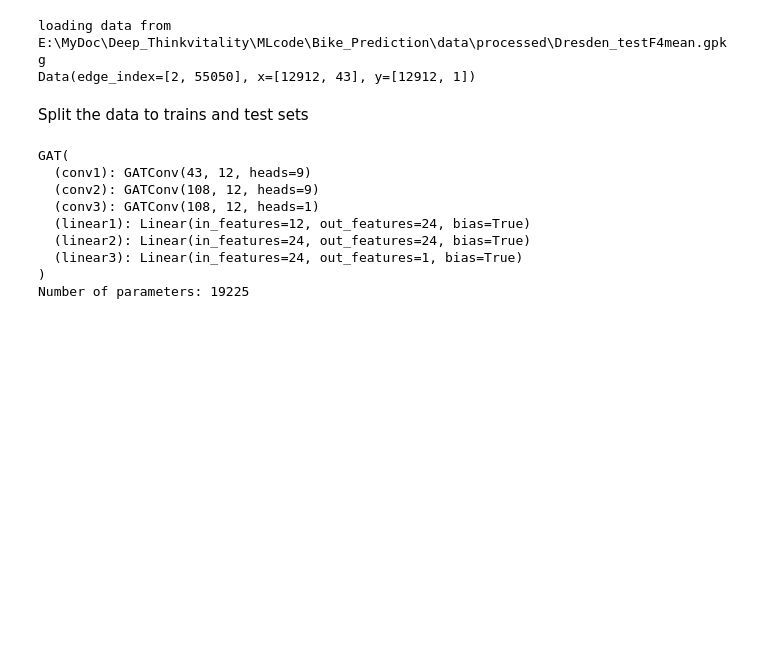
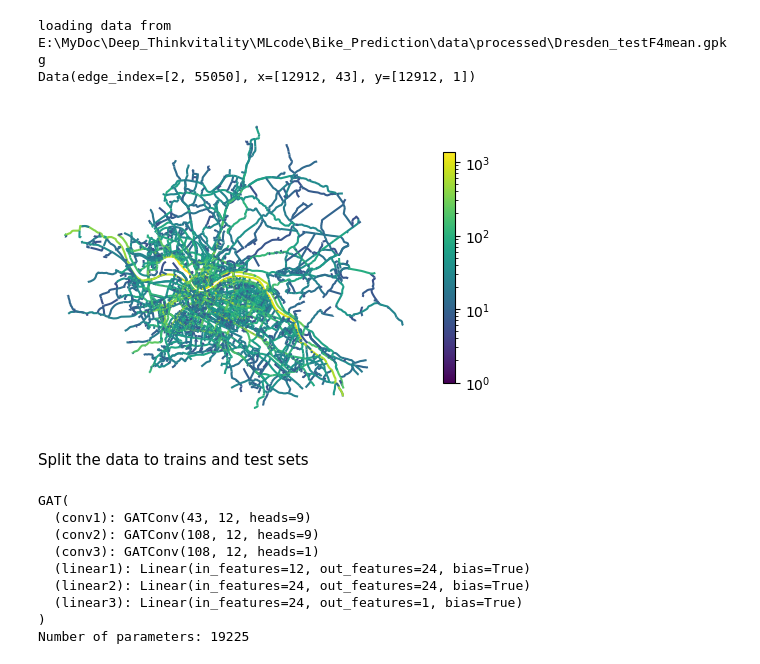
Before and after one commit to Wen-ChuangChou/Predict-Bike-Traffic, a Jupyter notebook: GATConv_FA_batch.ipynb, the cells around one changed output. Cells and saved outputs as stored; diff of their text form; code cells hidden in the pictures; blank space fills up the shorter version.

```diff
--- a/GATConv_FA_batch.ipynb
+++ b/GATConv_FA_batch.ipynb
@@ -138,23 +144,20 @@ print(data)
 loading data from E:\MyDoc\Deep_Thinkvitality\MLcode\Bike_Prediction\data\processed\Dresden_testF4mean.gpkg
 Data(edge_index=[2, 55050], x=[12912, 43], y=[12912, 1])
 # %%
-import matplotlib.pyplot as plt
-import matplotlib.colors as colors
-
 _, gdf_edges = momepy.nx_to_gdf(connected_graph)
-fig, ax = plt.subplots(1, 1, figsize=(6,6))
-gdf_edges.plot(
-        column="occurrence",
-        ax=ax,
-        legend=True,
-        legend_kwds={"shrink": 0.5},
-        norm=colors.LogNorm(vmin=1,
-        vmax=gdf_edges["occurrence"].max())
-)
+fig, ax = plt.subplots(1, 1, figsize=(6, 6))
+gdf_edges.plot(column="occurrence",
+               ax=ax,
+               legend=True,
+               legend_kwds={"shrink": 0.5},
+               norm=colors.LogNorm(vmin=1, vmax=gdf_edges["occurrence"].max()))
 ax.set_axis_off()
 
-fig_path = Path().resolve()/"data"/"image"/f"{file_name}.svg"
-plt.savefig(fig_path, format="svg")
+fig_path = Path().resolve() / "data" / "image"
+fig_path.mkdir(parents=True, exist_ok=True)
+plt.savefig(fig_path / f"{file_name}.svg", format="svg")
+# %% [output]
+[figure, added]
 # %%
 # find histogram of features
 # idx = 0
```
Also changed, not shown: parts of 7 cells of this notebook, 1 other file.
